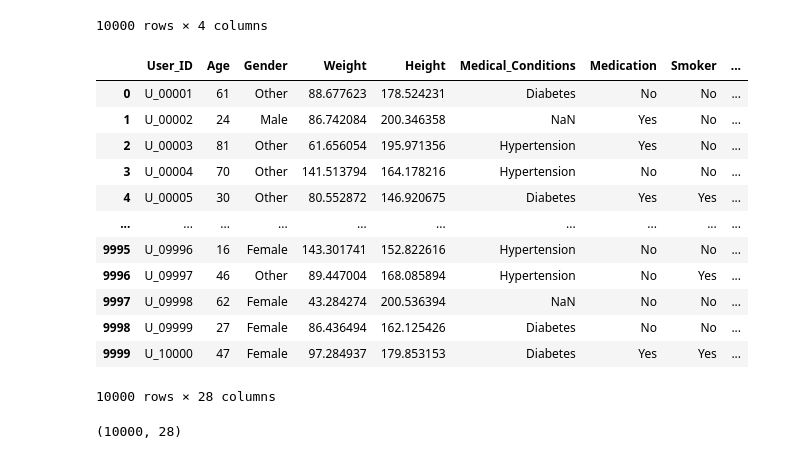
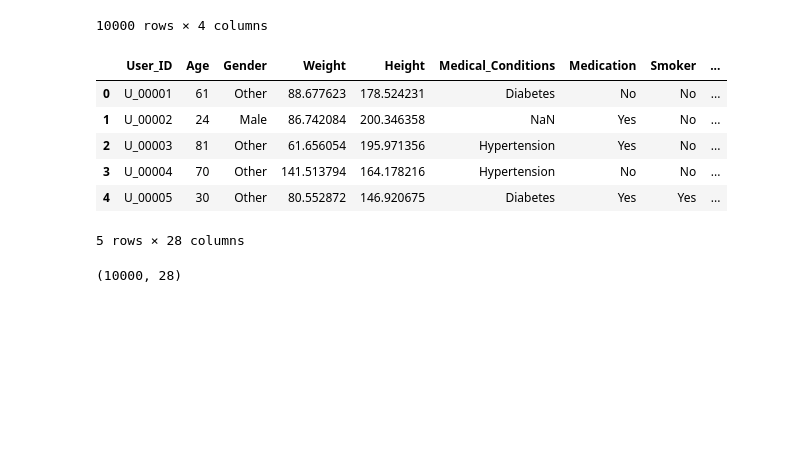
Before and after one commit to sinangr1/Leistungsnachweis_Fitness-in-Data-Science, a Jupyter notebook: Leistungsnachweis_Fitness.ipynb, the cells around one changed output. Cells and saved outputs as stored; diff of their text form; code cells hidden in the pictures; blank space fills up the shorter version.

```diff
--- a/Leistungsnachweis_Fitness.ipynb
+++ b/Leistungsnachweis_Fitness.ipynb
@@ -57,21 +65,15 @@ df2
 10000 rows × 4 columns
 # %%
 df3 = pd.read_csv('personal_health_data.csv')
-df3
+df3.head()
 # %% [output]
 |  | User_ID | Age | Gender | Weight | Height | Medical_Conditions | Medication | Smoker | ... |
 | 0 | U_00001 | 61 | Other | 88.677623 | 178.524231 | Diabetes | No | No | ... |
 | 1 | U_00002 | 24 | Male | 86.742084 | 200.346358 | NaN | Yes | No | ... |
 | 2 | U_00003 | 81 | Other | 61.656054 | 195.971356 | Hypertension | Yes | No | ... |
 | 3 | U_00004 | 70 | Other | 141.513794 | 164.178216 | Hypertension | No | No | ... |
 | 4 | U_00005 | 30 | Other | 80.552872 | 146.920675 | Diabetes | Yes | Yes | ... |
-| ... | ... | ... | ... | ... | ... | ... | ... | ... | ... |
-| 9995 | U_09996 | 16 | Female | 143.301741 | 152.822616 | Hypertension | No | No | ... |
-| 9996 | U_09997 | 46 | Other | 89.447004 | 168.085894 | Hypertension | No | Yes | ... |
-| 9997 | U_09998 | 62 | Female | 43.284274 | 200.536394 | NaN | No | No | ... |
-| 9998 | U_09999 | 27 | Female | 86.436494 | 162.125426 | Diabetes | No | No | ... |
-| 9999 | U_10000 | 47 | Female | 97.284937 | 179.853153 | Diabetes | Yes | Yes | ... |
-10000 rows × 28 columns
+5 rows × 28 columns
 # %%
 df3.shape
 # %% [output]
```
Also changed, not shown: parts of 31 cells of this notebook.
